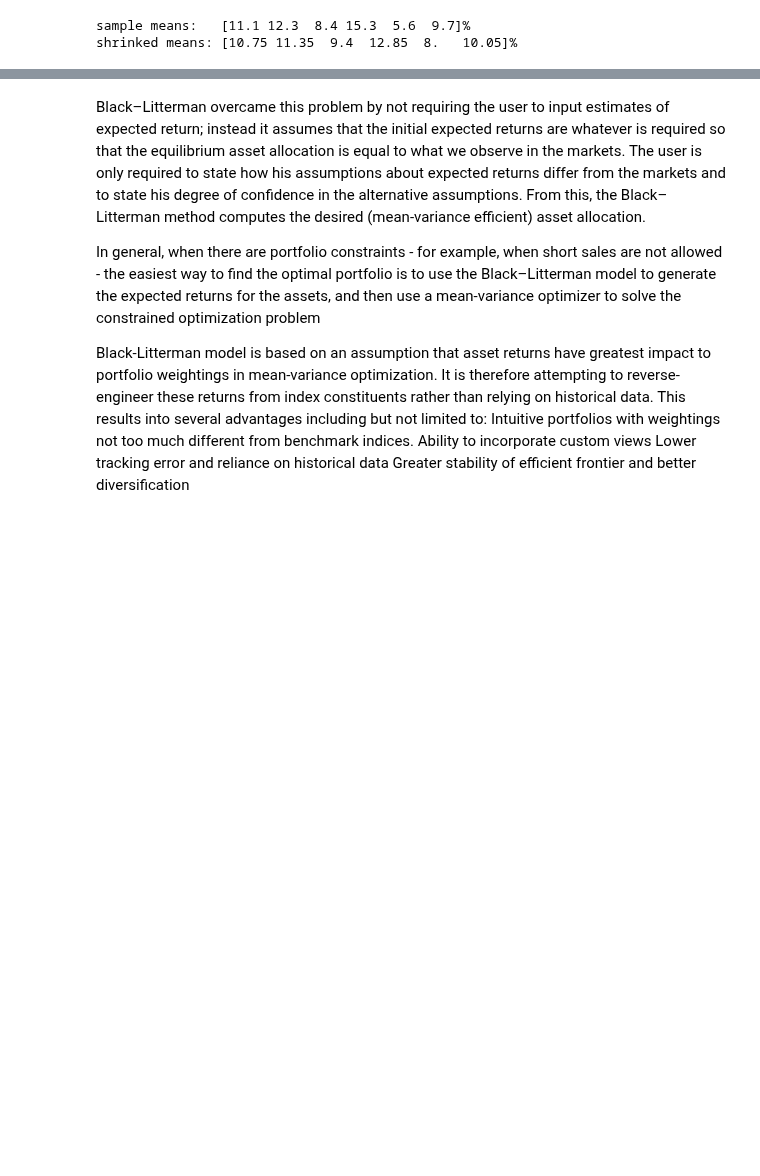
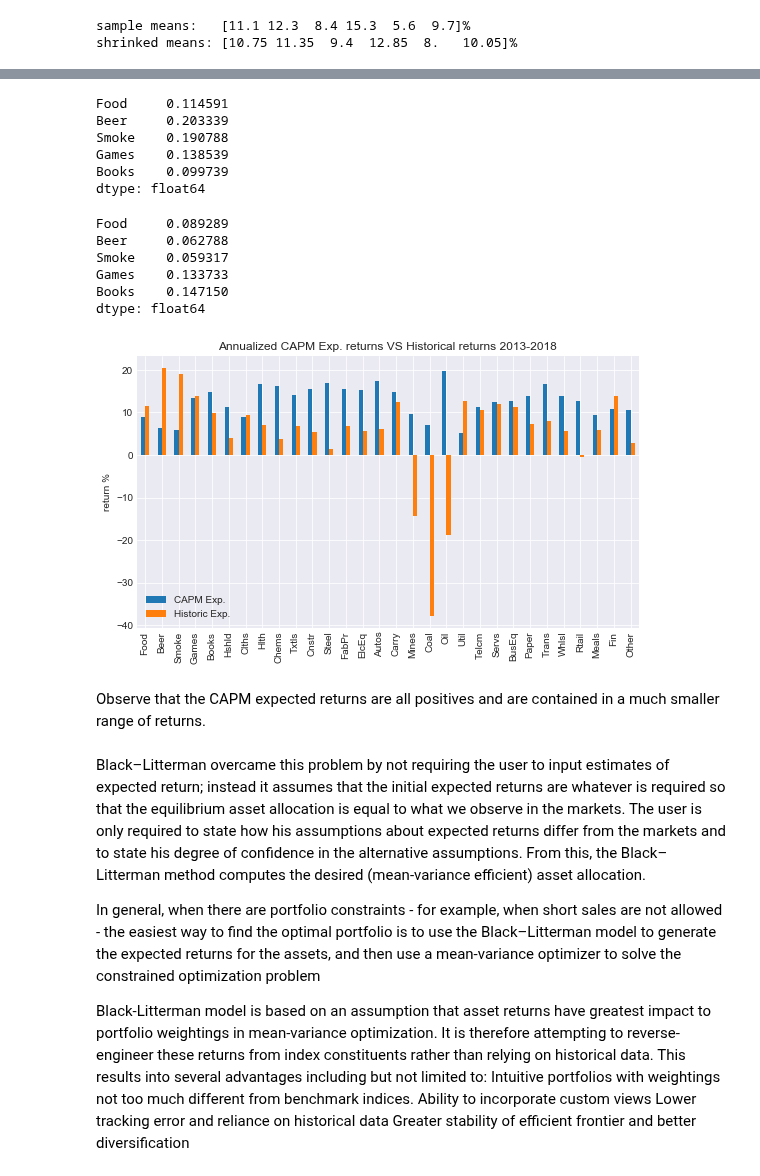
Before and after one commit to z4ir3/finance-courses, a Jupyter notebook: course_2_advanced_portfolio_construction_and_analysis_with_python/week-3.ipynb, the cells around one changed output, grey strips where cells are left out. Drawn from its saved outputs; the diff is of its cells as text; code cells hidden in the pictures; blank space fills up the shorter version.

Commit message:
description about using the capm model to estimate exc. returns

```diff
--- a/course_2_advanced_portfolio_construction_and_analysis_with_python/week-3.ipynb
+++ b/course_2_advanced_portfolio_construction_and_analysis_with_python/week-3.ipynb
@@ -147,3 +176,58 @@ and come up with a better **estimate for expected returns by relating it to syst
+# %%
+# Load data
+nind = 30
+start = "2013"
+ind_rets = erk.get_ind_file(filetype="rets", nind=nind, ew=True)[start:]
+fff = erk.get_fff_returns()[start:]
+mkt_excess_rets = fff[["Mkt-RF"]]
+# %%
+# compute the excess returns of all industries
+rf = pd.DataFrame().reindex_like(ind_rets)
+for col in rf.columns:
+    rf[col] = fff["RF"].values
+ind_exc_rets = ind_rets - rf
+# compute the annualized "historic" mean return
+historic_mean = erk.annualize_rets( ind_exc_rets, periods_per_year=12 )
+historic_mean.head()
+# %% [output]
+Food     0.114591
+Beer     0.203339
+Smoke    0.190788
+Games    0.138539
+Books    0.099739
+dtype: float64
+# %%
+# computing beta for each industry
+industries = ind_rets.columns
+betas = []
+for industry in industries:
+    ind_excess_rets = ind_rets[industry] - fff["RF"].values
+    lm = erk.linear_regression(ind_excess_rets, mkt_excess_rets)
+    betas.append( lm.params[0] )
+betas = pd.DataFrame(betas, index=ind_rets.columns, columns=["Mkt-RF"])
+# now estimate excess returns of the industries using the CAPM model: beta * exc_ret_of_the_market
+capm_rets = []
+for industry in betas.index:
+    capm_rets.append( erk.annualize_rets( betas.loc[industry] * mkt_excess_rets , periods_per_year=12 )[0] )
+capm_rets = pd.Series(capm_rets, index=betas.index)
+capm_rets.head()
+# %% [output]
+Food     0.089289
+Beer     0.062788
+Smoke    0.059317
+Games    0.133733
+Books    0.147150
+dtype: float64
+# %%
+A = pd.concat([capm_rets, historic_mean], axis=1) * 100
+A.columns = ["CAPM Exp.","Historic Exp."]
+ax = A.plot.bar(grid=True, figsize=(9,5), title="Annualized CAPM Exp. returns VS Historical returns {}-2018".format(start))
+ax.set_ylabel("return %")
+plt.show()
+# %% [output]
+[figure, added]
+# %% [markdown]
+Observe that the CAPM expected returns are all positives and are contained in a much smaller range of returns.
 # %% [markdown]
 
 Black–Litterman overcame this problem by not requiring the user to input estimates of expected return; instead it assumes that the initial expected returns are whatever is required so that the equilibrium asset allocation is equal to what we observe in the markets. The user is only required to state how his assumptions about expected returns differ from the markets and to state his degree of confidence in the alternative assumptions. From this, the Black–Litterman method computes the desired (mean-variance efficient) asset allocation.
```
Also changed, not shown: parts of 5 cells of this notebook.
